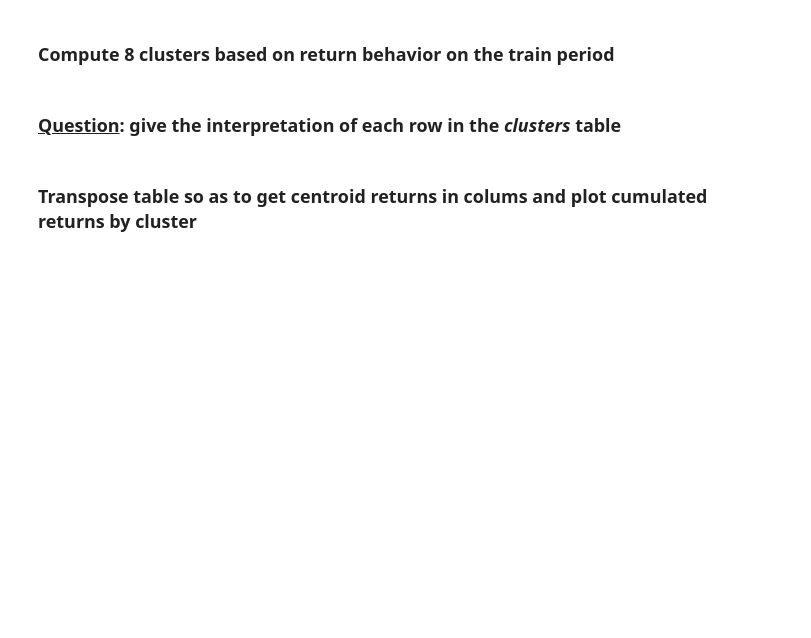
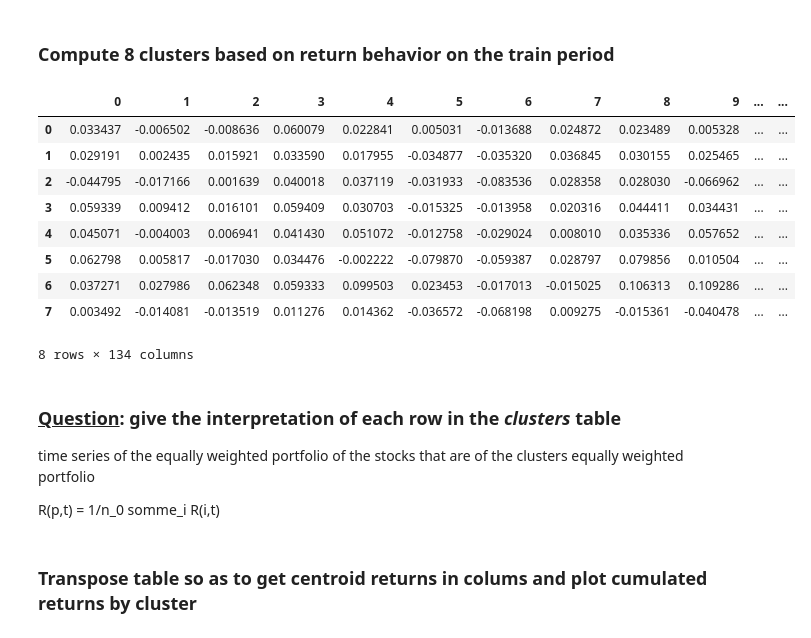
Before and after one commit to AEmanuelli/AMAL_Sorbonne_2024, a Jupyter notebook: PSL Week/Jour 1/Stock sampling/Stock sampling using k-means - tutorial version.ipynb, the cells around one changed output. Drawn from its saved outputs; the diff is of its cells as text; code cells hidden in the pictures; blank space fills up the shorter version.

```diff
--- a/PSL Week/Jour 1/Stock sampling/Stock sampling using k-means - tutorial version.ipynb
+++ b/PSL Week/Jour 1/Stock sampling/Stock sampling using k-means - tutorial version.ipynb
@@ -18,3 +16,5 @@ path = # insert path to data here
+# %%
+path = ""
 # %% [markdown]
 ### Import dataset into pandas dataframe and sort by stock + date
 # %%
@@ -30,6 +45,6 @@ sectors.head()
 # %% [markdown]
 ### Rearrange data to get dates in first column and one stock per column
 # %%
-df1 = # insert code here
+df1 = df.pivot_table(index ='date', columns = 'TICKER', values = 'RET')
 print(df1.shape)
 df1.head()
@@ -36,8 +61,8 @@ df1.head()
 # %% [markdown]
 ### Build train and test set
 # %%
-train = # first 134 observations of stocks
-test = # next observations until end of dataframe
+train = df1.iloc[:134]# first 134 observations of stocks
+test = df1.iloc[134:]# next observations until end of dataframe
 train_dates = train.index.to_list()
 # %% [markdown]
 ### Compute each stock's cumulated return for graphical display
@@ -49,6 +86,6 @@ cum_ret.plot(legend=False) # legend=False to disable legend display due to the h
 # %% [markdown]
 ### Rearrange data with stocks in rows and returns in columns to treat returns as stock features
 # %%
-data_pivot = # insert code here
+data_pivot = train.transpose()
 print(data_pivot.shape)
 data_pivot.head()
@@ -56,11 +103,26 @@ data_pivot.head()
 ### Compute 8 clusters based on return behavior on the train period
 # %%
 from sklearn.cluster import KMeans
-kmeans = # intantiate KMeans with 8 clusters, random_state=0. Then train model (fit method)
+kmeans =KMeans(init = "k-means++", n_clusters = 8, random_state=1).fit(data_pivot)# intantiate KMeans with 8 clusters, random_state=0. Then train model (fit method)
 clusters = pd.DataFrame(kmeans.cluster_centers_)
 clusters
+# %% [output]
+|  | 0 | 1 | 2 | 3 | 4 | 5 | 6 | 7 | 8 | 9 | ... | ... |
+| 0 | 0.033437 | -0.006502 | -0.008636 | 0.060079 | 0.022841 | 0.005031 | -0.013688 | 0.024872 | 0.023489 | 0.005328 | ... | ... |
+| 1 | 0.029191 | 0.002435 | 0.015921 | 0.033590 | 0.017955 | -0.034877 | -0.035320 | 0.036845 | 0.030155 | 0.025465 | ... | ... |
+| 2 | -0.044795 | -0.017166 | 0.001639 | 0.040018 | 0.037119 | -0.031933 | -0.083536 | 0.028358 | 0.028030 | -0.066962 | ... | ... |
+| 3 | 0.059339 | 0.009412 | 0.016101 | 0.059409 | 0.030703 | -0.015325 | -0.013958 | 0.020316 | 0.044411 | 0.034431 | ... | ... |
+| 4 | 0.045071 | -0.004003 | 0.006941 | 0.041430 | 0.051072 | -0.012758 | -0.029024 | 0.008010 | 0.035336 | 0.057652 | ... | ... |
+| 5 | 0.062798 | 0.005817 | -0.017030 | 0.034476 | -0.002222 | -0.079870 | -0.059387 | 0.028797 | 0.079856 | 0.010504 | ... | ... |
+| 6 | 0.037271 | 0.027986 | 0.062348 | 0.059333 | 0.099503 | 0.023453 | -0.017013 | -0.015025 | 0.106313 | 0.109286 | ... | ... |
+| 7 | 0.003492 | -0.014081 | -0.013519 | 0.011276 | 0.014362 | -0.036572 | -0.068198 | 0.009275 | -0.015361 | -0.040478 | ... | ... |
+8 rows × 134 columns
 # %% [markdown]
 ### <u>Question</u>: give the interpretation of each row in the *clusters* table
+
+time series of the equally weighted portfolio of the stocks that are  of the clusters equally weighted portfolio
+
+R(p,t) = 1/n_0 somme_i R(i,t)
 # %% [markdown]
 ### Transpose table so as to get centroid returns in colums and plot cumulated returns by cluster
 # %%
```
Also changed, not shown: parts of 23 cells of this notebook, 2 other files.
